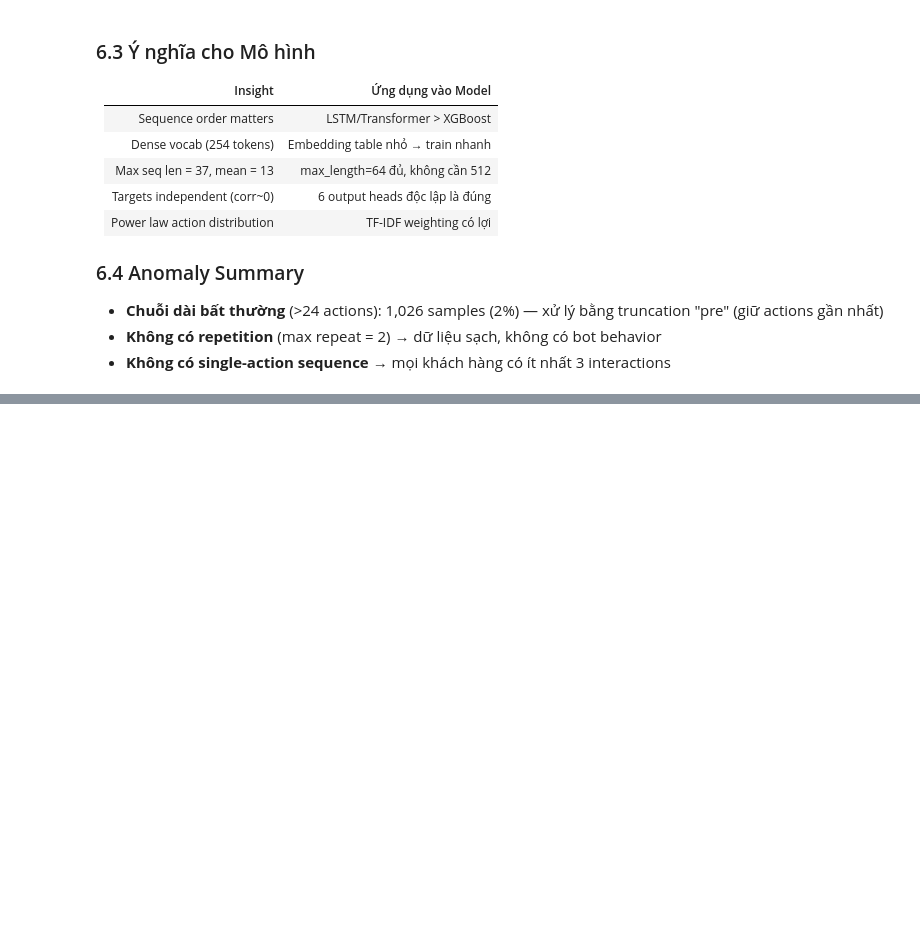
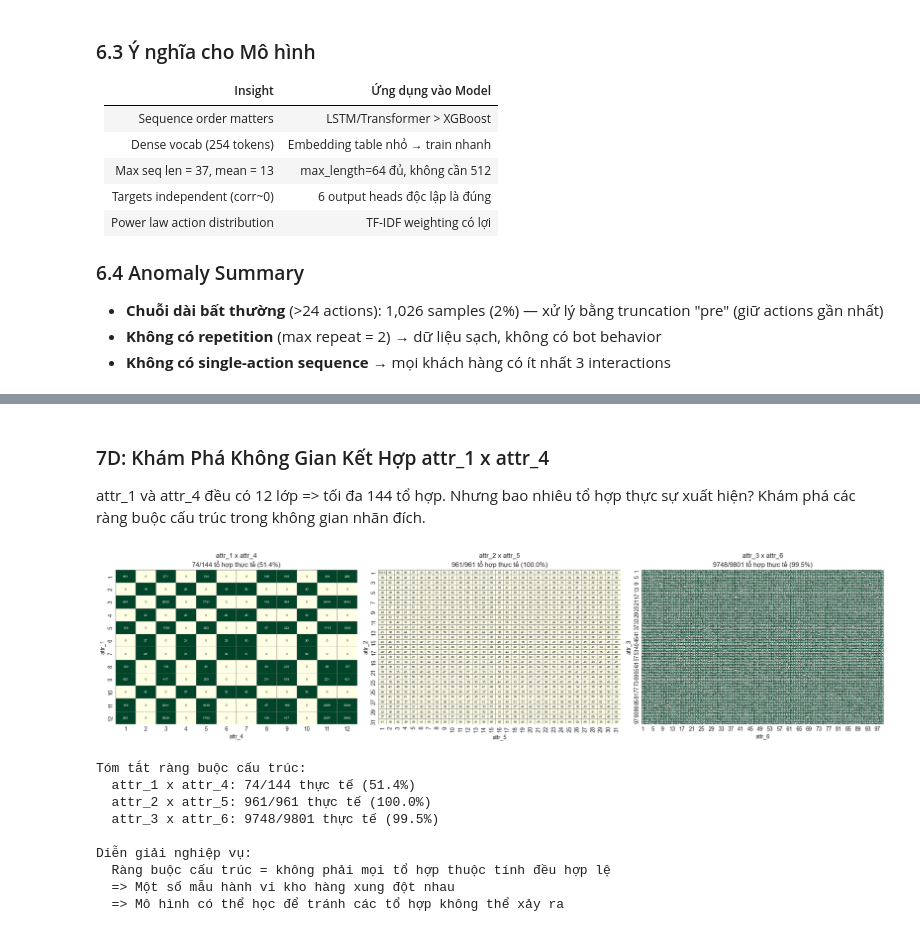
Before and after one commit to dathihi1/User-Behavior-Prediction, a Jupyter notebook: notebooks/01_eda.ipynb, the cells around one changed output, grey strips where cells are left out. Cells and saved outputs as stored; diff of their text form; code cells hidden in the pictures; blank space fills up the shorter version.

```diff
--- a/notebooks/01_eda.ipynb
+++ b/notebooks/01_eda.ipynb
@@ -603,0 +721,20 @@ EDA Summary:
+# %%
+# Cho thấy các cặp đối xứng chia sẻ cùng top action dự đoán
+# Tái dùng corr_df từ Section 3A (đã tính tương quan point-biserial)
+
+print("Top 10 predictive actions per attribute (|point-biserial r|):\n")
+for col in target_cols:
+    top10 = corr_df[col].abs().nlargest(10)
+    actions_str = ', '.join([str(int(a)) for a in top10.index])
+    print(f"  {col}: [{actions_str}]")
+
+print("\nCác action chung giữa các cặp đối xứng:")
+for a_col, b_col in mirror_pairs:
+    top_a = set(corr_df[a_col].abs().nlargest(10).index)
+    top_b = set(corr_df[b_col].abs().nlargest(10).index)
+    shared = top_a & top_b
+    print(f"  {a_col} & {b_col}: {len(shared)}/10 chung - {sorted([int(x) for x in shared])}")
+
+print("\nKết luận: Mỗi cặp đối xứng sử dụng CÙNG đặc trưng action")
+print("nhưng trích xuất thông tin TRỰC GIAO từ chúng.")
+print("=> 3 không gian đặc trưng x 2 khía cạnh độc lập mỗi không gian.")
@@ -603,0 +819,47 @@ EDA Summary:
+# %% [markdown]
+### 7D: Khám Phá Không Gian Kết Hợp attr_1 x attr_4
+
+attr_1 và attr_4 đều có 12 lớp => tối đa 144 tổ hợp. Nhưng bao nhiêu tổ hợp thực sự xuất hiện?
+Khám phá các ràng buộc cấu trúc trong không gian nhãn đích.
+# %%
+fig, axes = plt.subplots(1, 3, figsize=(20, 5))
+
+for idx, (a_col, b_col) in enumerate(mirror_pairs):
+    ct = pd.crosstab(Y_train[a_col], Y_train[b_col])
+    n_possible_pair = Y_train[a_col].nunique() * Y_train[b_col].nunique()
+    n_realized = (ct > 0).sum().sum()
+
+    realized = (ct > 0).astype(int)
+    sns.heatmap(realized, ax=axes[idx], cmap='YlGn', cbar=False,
+                linewidths=0.5, linecolor='gray',
+                annot=ct.values, fmt='d', annot_kws={'size': 6})
+    axes[idx].set_title(f'{a_col} x {b_col}\n{n_realized}/{n_possible_pair} tổ hợp thực tế ({n_realized/n_possible_pair*100:.1f}%)')
+    axes[idx].set_xlabel(b_col)
+    axes[idx].set_ylabel(a_col)
+
+plt.tight_layout()
+plt.savefig('../outputs/figures/joint_space_exploration.png', dpi=150, bbox_inches='tight')
+plt.show()
+
+print("Tóm tắt ràng buộc cấu trúc:")
+for a_col, b_col in mirror_pairs:
+    ct = pd.crosstab(Y_train[a_col], Y_train[b_col])
+    n_possible_pair = Y_train[a_col].nunique() * Y_train[b_col].nunique()
+    n_realized = (ct > 0).sum().sum()
+    print(f"  {a_col} x {b_col}: {n_realized}/{n_possible_pair} thực tế ({n_realized/n_possible_pair*100:.1f}%)")
+
+print("\nDiễn giải nghiệp vụ:")
+print("  Ràng buộc cấu trúc = không phải mọi tổ hợp thuộc tính đều hợp lệ")
+print("  => Một số mẫu hành vi kho hàng xung đột nhau")
+print("  => Mô hình có thể học để tránh các tổ hợp không thể xảy ra")
+# %% [output]
+[figure, added]
+Tóm tắt ràng buộc cấu trúc:
+  attr_1 x attr_4: 74/144 thực tế (51.4%)
+  attr_2 x attr_5: 961/961 thực tế (100.0%)
+  attr_3 x attr_6: 9748/9801 thực tế (99.5%)
+
+Diễn giải nghiệp vụ:
+  Ràng buộc cấu trúc = không phải mọi tổ hợp thuộc tính đều hợp lệ
+  => Một số mẫu hành vi kho hàng xung đột nhau
+  => Mô hình có thể học để tránh các tổ hợp không thể xảy ra
```
Also changed, not shown: parts of 92 cells of this notebook, 28 other files.
